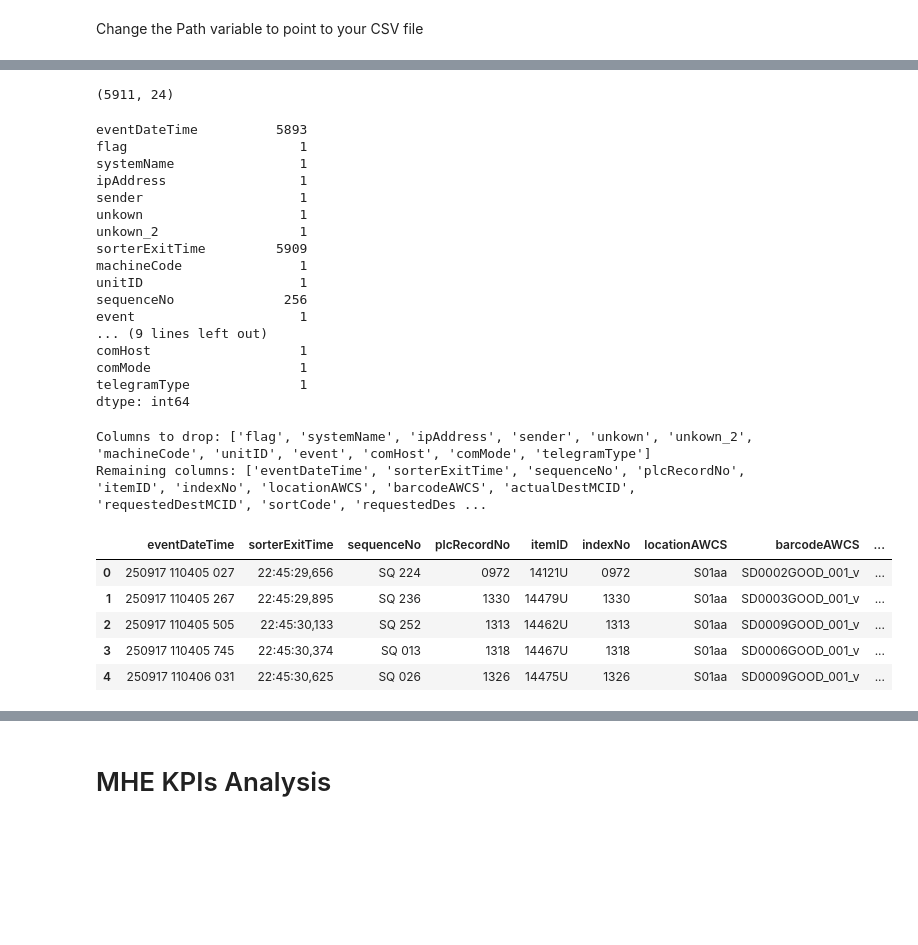
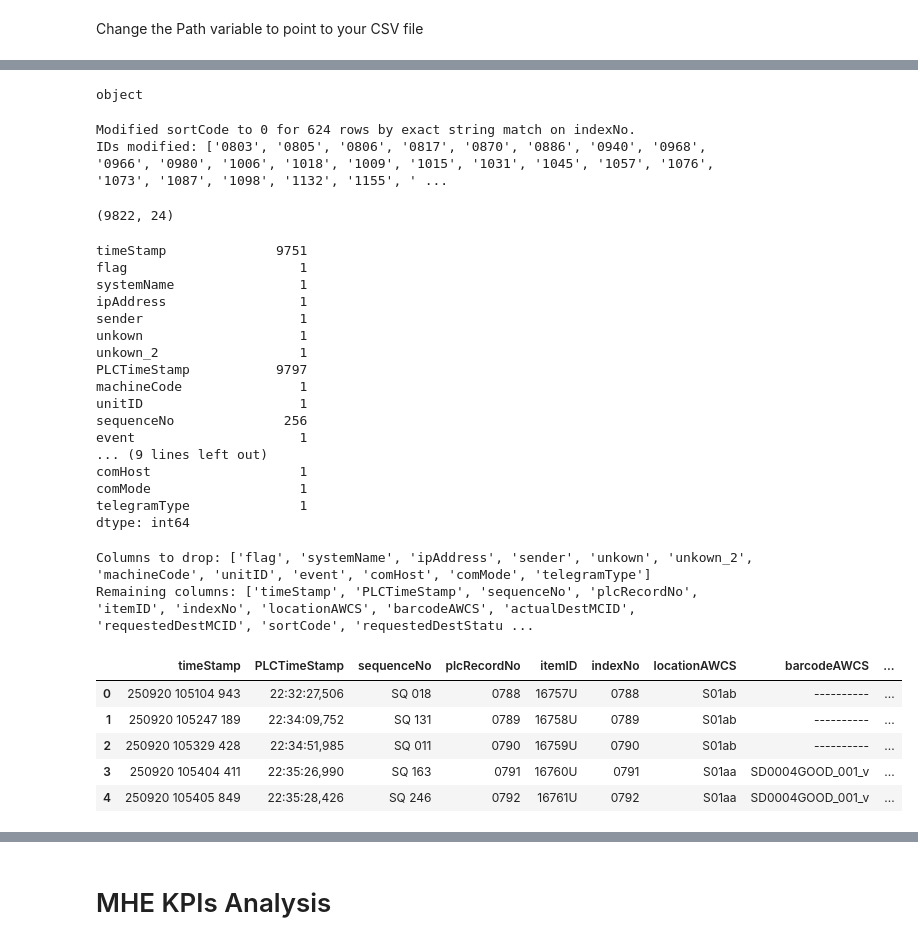
Before and after one commit to codesonicx/Amazon_ORF5_Analytics, a Jupyter notebook: S04_Check.ipynb, the cells around one changed output, grey strips where cells are left out. Drawn from its saved outputs; the diff is of its cells as text; code cells hidden in the pictures; blank space fills up the shorter version.

```diff
--- a/S04_Check.ipynb
+++ b/S04_Check.ipynb
@@ -9,7 +10,7 @@ import io
 # %% [markdown]
 Change the Path variable to point to your CSV file
 # %%
-path = r"C:\Users\joacosta\Dev\Python\ORF5\Data\S04.csv"
+path = r"C:\Users\joacosta\Work\Beumer\NortFord\Data Analitics\Programs to extract Data\Log Monitor Files\09-20-2025\SO4_From_10-50_To_11-44.csv"
 # %%
 raw_df = pd.read_csv(
     path,
@@ -51,6 +106,0 @@ df.columns = [
-# %%
-pd.set_option('display.max_colwidth', None)
-pd.set_option('display.width', 0)
-pd.set_option('display.max_rows', None)
-
-print(df.iloc[0,11])
@@ -136,8 +106,0 @@ df_expanded.head()
-# %%
-# Drop the old structured column
-df_clean = df.drop(columns=["rawMessage"])
-
-# Merge with expanded dataframe
-final_df = pd.concat([df_clean, df_expanded], axis=1)
-
-final_df.head(10)
@@ -156,0 +109,4 @@ final_df.head(10)
+# %%
+print(df_clean["indexNo"].dtype)
+# %% [output]
+object
@@ -157,18 +139,40 @@ final_df.head(10)
+# %%
+# ids to remove (strings, with leading zeros)
+bad_ids = ['0007', '0009', '0011', '0012', '0016', '0018', '0058', '0061', '0063', '0071', '0074', '0092', '0100', '0105', '0124', '0156', '0159', '0176', '0183', '0208', '0221', '0223', '0225', '0231', '0235', '0236', '0245', '0249', '0272', '0273', '0391', '0394', '0398', '0401', '0402', '0409', '0420', '0421', '0441', '0446', '0448', '0466', '0485', '0493', '0514', '0518', '0521', '0569', '0616', '0645', '0705', '0723', '0803', '0805', '0806', '0817', '0870', '0886', '0940', '0966', '0968', '0980', '1006', '1009', '1015', '1031', '1045', '1057', '1073', '1076', '1087', '1098', '1132', '1150', '1155', '1169', '1175', '1186', '1197', '1213', '1239', '1258', '1260', '1294', '1324', '1332', '1336', '1348', '1359', '1396', '1415', '1417', '1432', '1436', '1451', '1473', '1493', '1521', '1539', '1583', '1609', '1650', '1687', '1692', '1701', '1707', '1708', '1717', '1750', '1811', '1814', '1820', '1821', '1826', '1842', '1846', '1850', '1853', '1899', '1920', '1956', '1974', '1975', '1980', '1983', '1985', '1986', '1997', '0299', '0411', '0468','0544','1018','1160','0261','0389']
+bad_set = set(bad_ids)
+
+# identify matching rows and update reasonCode to 0
+mask = df_clean["indexNo"].isin(bad_set)
+matched_ids = df_clean.loc[mask, "indexNo"].dropna().unique().tolist()
+modified_count = mask.sum()
+
+# set sortCode to 0 for matching rows
+df_clean.loc[mask, "sortCode"] = 0
+
+not_found = sorted(list(bad_set.difference(matched_ids)))
+print(f"Modified sortCode to 0 for {modified_count} rows by exact string match on indexNo.")
+if matched_ids:
+    print("IDs modified:", matched_ids)
+if not_found:
+    print("IDs not found (no rows matched):", not_found)
+# %% [output]
+Modified sortCode to 0 for 624 rows by exact string match on indexNo.
+IDs modified: ['0803', '0805', '0806', '0817', '0870', '0886', '0940', '0968', '0966', '0980', '1006', '1018', '1009', '1015', '1031', '1045', '1057', '1076', '1073', '1087', '1098', '1132', '1155', ' ...
 # %%
-final_df.shape
+df_clean.shape
 # %% [output]
-(5911, 24)
+(9822, 24)
 # %%
-final_df.nunique()
+df_clean.nunique()
 # %% [output]
-eventDateTime          5893
+timeStamp              9751
 flag                      1
 systemName                1
 ipAddress                 1
 sender                    1
 unkown                    1
 unkown_2                  1
-sorterExitTime         5909
+PLCTimeStamp           9797
 machineCode               1
 unitID                    1
 sequenceNo              256
@@ -180,23 +184,23 @@ telegramType              1
 dtype: int64
 # %%
 # Get list of columns with only 1 unique value
-cols_to_drop = final_df.columns[final_df.nunique() == 1].tolist()
+cols_to_drop = df_clean.columns[df_clean.nunique() == 1].tolist()
 
 print("Columns to drop:", cols_to_drop)
 
-df_reduced = final_df.drop(columns=cols_to_drop)
+df_reduced = df_clean.drop(columns=cols_to_drop)
 
 print("Remaining columns:", df_reduced.columns.tolist())
 df_reduced.head()
 # %% [output]
 Columns to drop: ['flag', 'systemName', 'ipAddress', 'sender', 'unkown', 'unkown_2', 'machineCode', 'unitID', 'event', 'comHost', 'comMode', 'telegramType']
-Remaining columns: ['eventDateTime', 'sorterExitTime', 'sequenceNo', 'plcRecordNo', 'itemID', 'indexNo', 'locationAWCS', 'barcodeAWCS', 'actualDestMCID', 'requestedDestMCID', 'sortCode', 'requestedDes ...
+Remaining columns: ['timeStamp', 'PLCTimeStamp', 'sequenceNo', 'plcRecordNo', 'itemID', 'indexNo', 'locationAWCS', 'barcodeAWCS', 'actualDestMCID', 'requestedDestMCID', 'sortCode', 'requestedDestStatu ...
-|  | eventDateTime | sorterExitTime | sequenceNo | plcRecordNo | itemID | indexNo | locationAWCS | barcodeAWCS | ... |
-| 0 | 250917 110405 027 | 22:45:29,656 | SQ 224 | 0972 | 14121U | 0972 | S01aa | SD0002GOOD_001_v | ... |
-| 1 | 250917 110405 267 | 22:45:29,895 | SQ 236 | 1330 | 14479U | 1330 | S01aa | SD0003GOOD_001_v | ... |
-| 2 | 250917 110405 505 | 22:45:30,133 | SQ 252 | 1313 | 14462U | 1313 | S01aa | SD0009GOOD_001_v | ... |
-| 3 | 250917 110405 745 | 22:45:30,374 | SQ 013 | 1318 | 14467U | 1318 | S01aa | SD0006GOOD_001_v | ... |
-| 4 | 250917 110406 031 | 22:45:30,625 | SQ 026 | 1326 | 14475U | 1326 | S01aa | SD0009GOOD_001_v | ... |
+|  | timeStamp | PLCTimeStamp | sequenceNo | plcRecordNo | itemID | indexNo | locationAWCS | barcodeAWCS | ... |
+| 0 | 250920 105104 943 | 22:32:27,506 | SQ 018 | 0788 | 16757U | 0788 | S01ab | ---------- | ... |
+| 1 | 250920 105247 189 | 22:34:09,752 | SQ 131 | 0789 | 16758U | 0789 | S01ab | ---------- | ... |
+| 2 | 250920 105329 428 | 22:34:51,985 | SQ 011 | 0790 | 16759U | 0790 | S01ab | ---------- | ... |
+| 3 | 250920 105404 411 | 22:35:26,990 | SQ 163 | 0791 | 16760U | 0791 | S01aa | SD0004GOOD_001_v | ... |
+| 4 | 250920 105405 849 | 22:35:28,426 | SQ 246 | 0792 | 16761U | 0792 | S01aa | SD0004GOOD_001_v | ... |
 # %%
 # Dictionary for mapping sort codes
 sort_code_map = {
```
Also changed, not shown: parts of 27 cells of this notebook, 16 other files.
